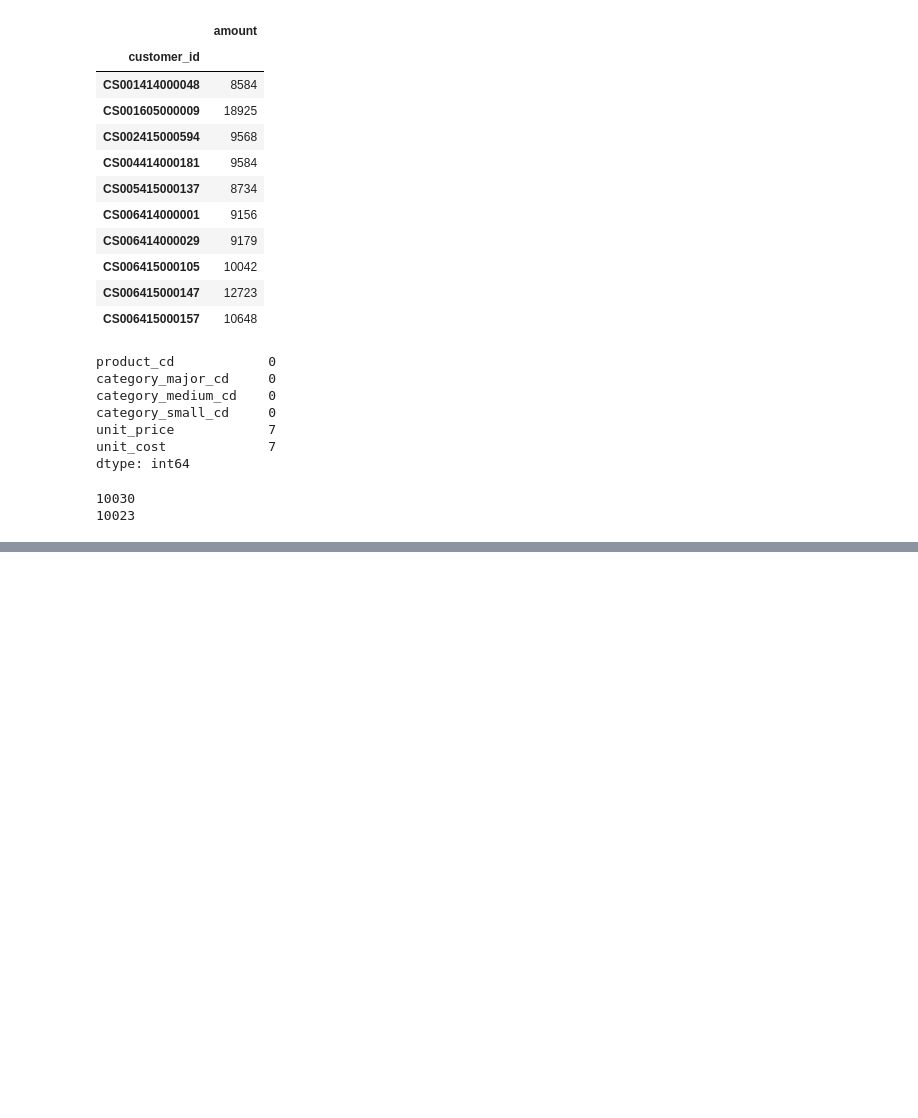
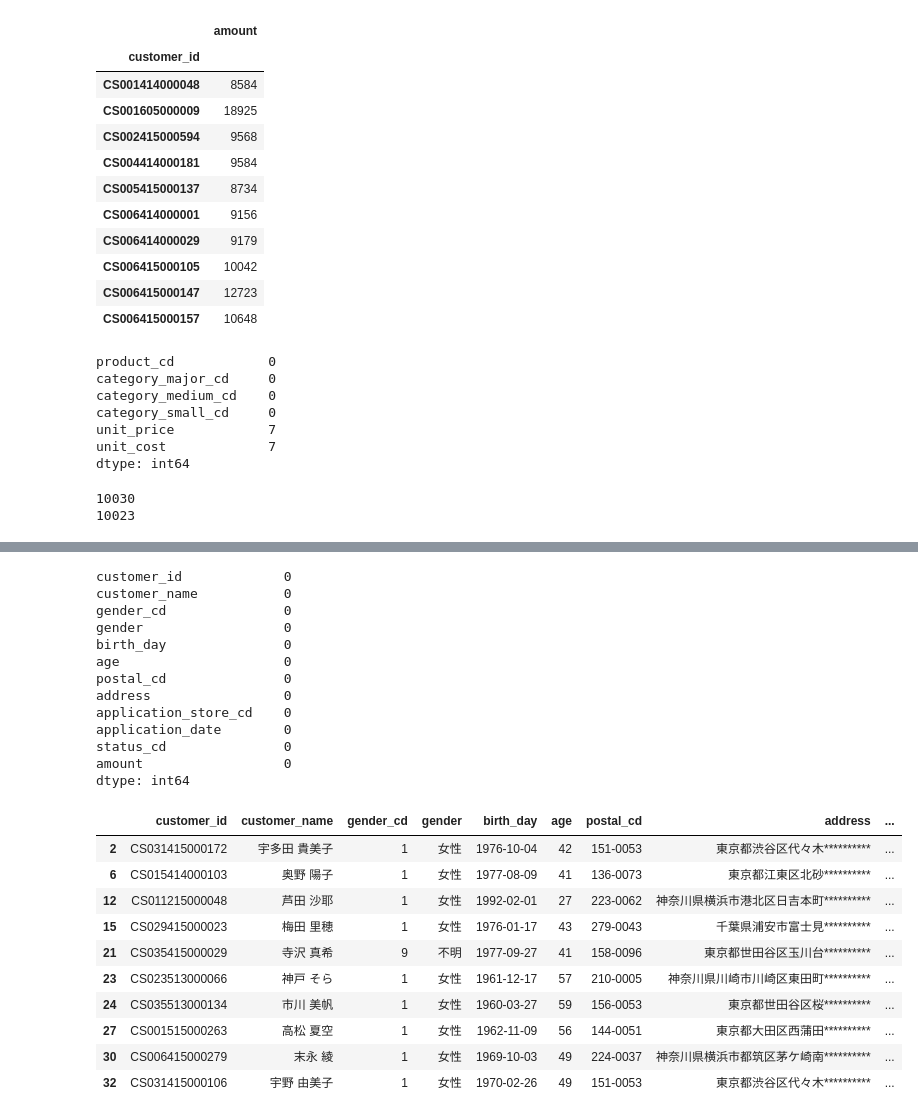
Before and after one commit to snaga/100knocks-preprocess, a Jupyter notebook: 100knocks-preprocess.ipynb, the cells around one changed output, grey strips where cells are left out. Saved outputs shown, nothing was run; the diff lists cells and outputs as text; code cells hidden in the pictures; blank space fills up the shorter version.

```diff
--- a/100knocks-preprocess.ipynb
+++ b/100knocks-preprocess.ipynb
@@ -1315,0 +1407,42 @@ print(len(df_product_1))
+# %%
+# 084
+df_tmp = df_receipt.copy()
+df_tmp['sales_year'] = df_tmp.sales_ymd.apply(lambda x: str(x)[0:4])
+df_tmp = df_tmp.query('sales_year == "2019"').groupby('customer_id').agg({'amount': 'sum'}).reset_index()
+
+df_tmp = pd.merge(df_customer, df_tmp, on='customer_id', how='left')
+#print(df_tmp[['customer_id', 'amount']])
+
+#print(df_tmp.isnull().sum())
+df_tmp.fillna(value=0, inplace=True)
+#print(len(df_customer))
+#print(len(df_tmp))
+print(df_tmp.isnull().sum())
+
+#print(df_tmp[['customer_id', 'amount']])
+df_tmp.query('amount > 0').head(10)
+# %% [output]
+customer_id             0
+customer_name           0
+gender_cd               0
+gender                  0
+birth_day               0
+age                     0
+postal_cd               0
+address                 0
+application_store_cd    0
+application_date        0
+status_cd               0
+amount                  0
+dtype: int64
+|  | customer_id | customer_name | gender_cd | gender | birth_day | age | postal_cd | address | ... |
+| 2 | CS031415000172 | 宇多田 貴美子 | 1 | 女性 | 1976-10-04 | 42 | 151-0053 | 東京都渋谷区代々木********** | ... |
+| 6 | CS015414000103 | 奥野 陽子 | 1 | 女性 | 1977-08-09 | 41 | 136-0073 | 東京都江東区北砂********** | ... |
+| 12 | CS011215000048 | 芦田 沙耶 | 1 | 女性 | 1992-02-01 | 27 | 223-0062 | 神奈川県横浜市港北区日吉本町********** | ... |
+| 15 | CS029415000023 | 梅田 里穂 | 1 | 女性 | 1976-01-17 | 43 | 279-0043 | 千葉県浦安市富士見********** | ... |
+| 21 | CS035415000029 | 寺沢 真希 | 9 | 不明 | 1977-09-27 | 41 | 158-0096 | 東京都世田谷区玉川台********** | ... |
+| 23 | CS023513000066 | 神戸 そら | 1 | 女性 | 1961-12-17 | 57 | 210-0005 | 神奈川県川崎市川崎区東田町********** | ... |
+| 24 | CS035513000134 | 市川 美帆 | 1 | 女性 | 1960-03-27 | 59 | 156-0053 | 東京都世田谷区桜********** | ... |
+| 27 | CS001515000263 | 高松 夏空 | 1 | 女性 | 1962-11-09 | 56 | 144-0051 | 東京都大田区西蒲田********** | ... |
+| 30 | CS006415000279 | 末永 綾 | 1 | 女性 | 1969-10-03 | 49 | 224-0037 | 神奈川県横浜市都筑区茅ケ崎南********** | ... |
+| 32 | CS031415000106 | 宇野 由美子 | 1 | 女性 | 1970-02-26 | 49 | 151-0053 | 東京都渋谷区代々木********** | ... |
```
Also changed, not shown: parts of 10 cells of this notebook.
